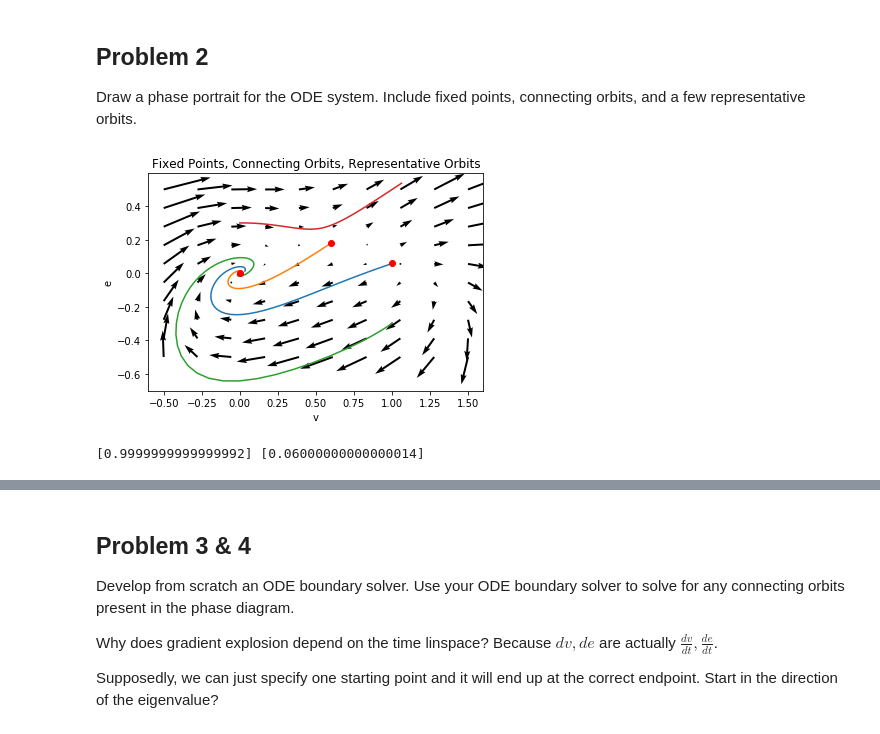
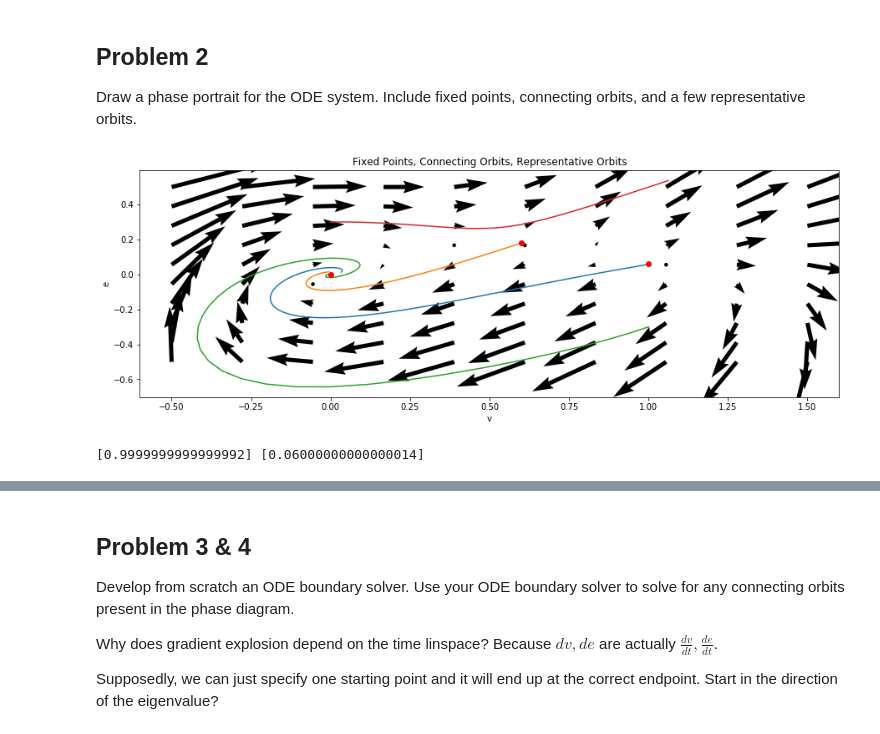
Before and after one commit to kylrth/boundaryvalue, a Jupyter notebook: Jared_BVS.ipynb, the cells around one changed output, grey strips where cells are left out. Saved outputs shown, nothing was run; the diff lists cells and outputs as text; code cells hidden in the pictures.

```diff
--- a/Jared_BVS.ipynb
+++ b/Jared_BVS.ipynb
@@ -7,7 +7,7 @@ from scipy.integrate import solve_bvp
 from scipy.optimize import root
 from scipy.spatial.distance import euclidean
 
-plt.rcParams['figure.figsize'] = (10,5)
+plt.rcParams['figure.figsize'] = (15,5)
 np.set_printoptions(precision=2)
 # %% [markdown]
 \begin{matrix} v'=v^2-\frac{11}{10}v+\frac 53e \\ e'=-\frac 12v^3+\frac{11}{10}v^2-\frac{33}{50}v+ve\text. \end{matrix}
@@ -35,7 +35,7 @@ de = lambda v, e: -0.5*v**3 + 1.1*v**2 - 0.66*v + v*e
 
 α = 0.1
 
-def solve_forward(v0, e0, n_forward=100):
+def solve_forward(v0, e0, n_forward=100, dist=np.inf):
     vs, es = [v0], [e0]
     v, e = v0, e0
     for i in range(n_forward):
@@ -45,9 +45,11 @@ def solve_forward(v0, e0, n_forward=100):
         e += α*delta_e
         vs.append(v)
         es.append(e)
+        if np.abs(v-v0) + np.abs(e-e0) > dist:
+            break
     return vs, es
 
-def solve_backward(vn, en, n_backward=100):
+def solve_backward(vn, en, n_backward=100, dist=np.inf):
     vs, es = [vn], [en]
     v, e = vn, en
     for i in range(n_backward):
@@ -57,6 +59,8 @@ def solve_backward(vn, en, n_backward=100):
         e -= α*delta_e
         vs.append(v)
         es.append(e)
+        if np.abs(v-vn) + np.abs(e-en) > dist:
+            break
     return vs, es
 
 n_density = 10
@@ -64,32 +68,32 @@ n_density = 10
 fixed_points = np.array([
     [0, 0],
     [0.6, 0.18],
     [1, 0.06]
 ])
 
 V = np.linspace(-0.5, 1.5, n_density)
 E = np.linspace(-0.5, 0.5, n_density)
 X, Y = np.meshgrid(V, E)
 
 vs_1, es_1 = solve_forward(1, 0.059)
 vs_2, es_2 = solve_forward(0.6, 0.179)
 vs_3, es_3 = solve_forward(1, -0.3)
 vs_4, es_4 = solve_forward(0, 0.3, n_forward=40)
 vs_5, es_5 = solve_backward(0.61, 0.18, n_backward=1000)
 
 plt.quiver(X, Y, dv(X,Y), de(X,Y))
 plt.plot(vs_1, es_1)
 plt.plot(vs_2, es_2)
 plt.plot(vs_3, es_3)
 plt.plot(vs_4, es_4)
 # plt.plot(vs_5, es_5, color='purple', linewidth=3)
 plt.scatter(fixed_points[:,0], fixed_points[:,1], color='red', zorder=3)
 plt.xlabel("v")
 plt.ylabel("e")
 plt.title("Fixed Points, Connecting Orbits, Representative Orbits")
 plt.show()
 
 print(vs_5[-1:], es_5[-1:])
 # %% [output]
-[figure, old version]
+[figure, new version]
 [0.9999999999999992] [0.06000000000000014]
```
Also changed, not shown: parts of 1 cell of this notebook.
